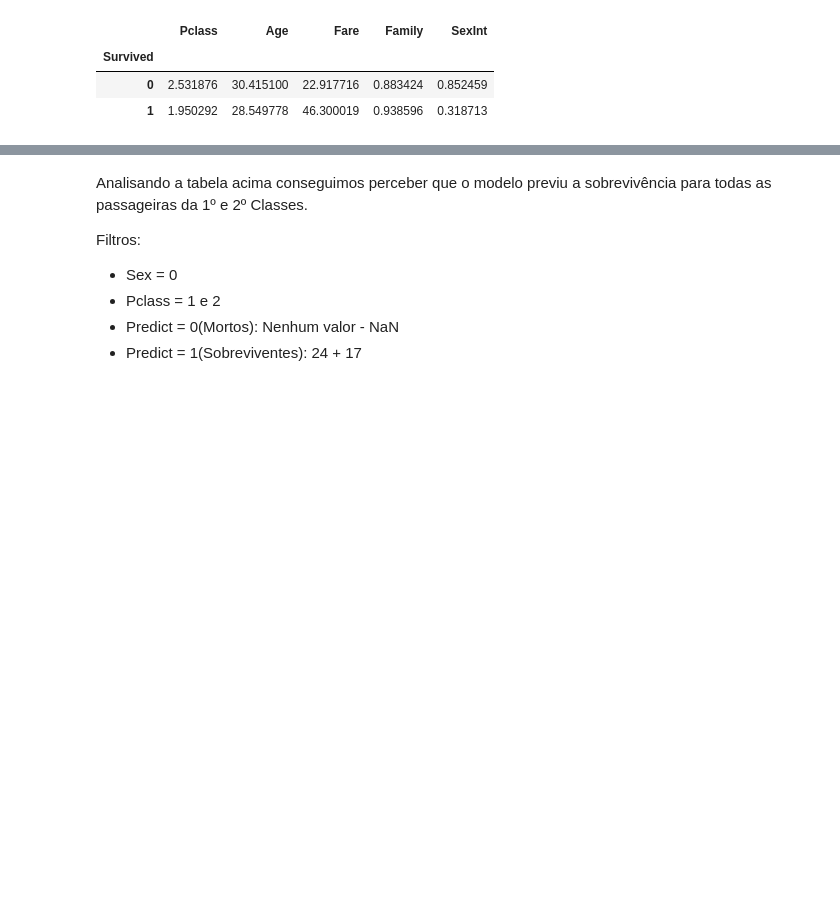
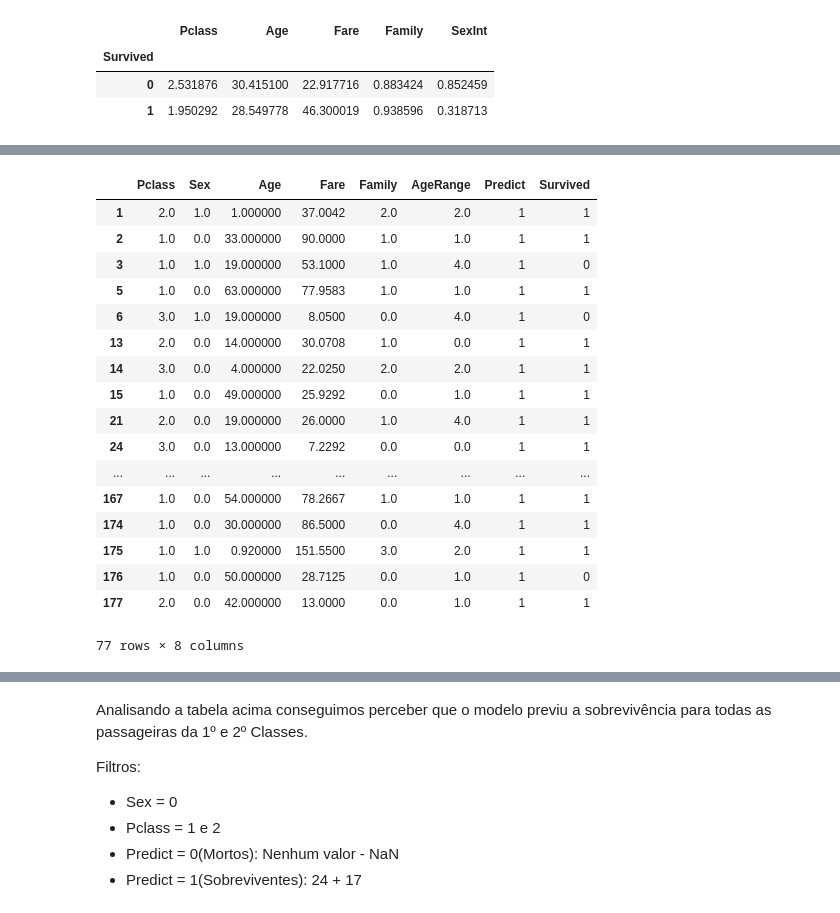
Before and after one commit to liebycardoso/Data_Analysis, a Jupyter notebook: Titanic.ipynb, the cells around one changed output, grey strips where cells are left out. Cells and saved outputs as stored; diff of their text form; code cells hidden in the pictures; blank space fills up the shorter version.

```diff
--- a/Titanic.ipynb
+++ b/Titanic.ipynb
@@ -1029,3 +1027,24 @@ plt.title("Dados predicao_df")
+# %%
+predicao_sobrevivente[[]]
+# %% [output]
+|  | Pclass | Sex | Age | Fare | Family | AgeRange | Predict | Survived |
+| 1 | 2.0 | 1.0 | 1.000000 | 37.0042 | 2.0 | 2.0 | 1 | 1 |
+| 2 | 1.0 | 0.0 | 33.000000 | 90.0000 | 1.0 | 1.0 | 1 | 1 |
+| 3 | 1.0 | 1.0 | 19.000000 | 53.1000 | 1.0 | 4.0 | 1 | 0 |
+| 5 | 1.0 | 0.0 | 63.000000 | 77.9583 | 1.0 | 1.0 | 1 | 1 |
+| 6 | 3.0 | 1.0 | 19.000000 | 8.0500 | 0.0 | 4.0 | 1 | 0 |
+| 13 | 2.0 | 0.0 | 14.000000 | 30.0708 | 1.0 | 0.0 | 1 | 1 |
+| 14 | 3.0 | 0.0 | 4.000000 | 22.0250 | 2.0 | 2.0 | 1 | 1 |
+| 15 | 1.0 | 0.0 | 49.000000 | 25.9292 | 0.0 | 1.0 | 1 | 1 |
+| 21 | 2.0 | 0.0 | 19.000000 | 26.0000 | 1.0 | 4.0 | 1 | 1 |
+| 24 | 3.0 | 0.0 | 13.000000 | 7.2292 | 0.0 | 0.0 | 1 | 1 |
+| ... | ... | ... | ... | ... | ... | ... | ... | ... |
+| 167 | 1.0 | 0.0 | 54.000000 | 78.2667 | 1.0 | 1.0 | 1 | 1 |
+| 174 | 1.0 | 0.0 | 30.000000 | 86.5000 | 0.0 | 4.0 | 1 | 1 |
+| 175 | 1.0 | 1.0 | 0.920000 | 151.5500 | 3.0 | 2.0 | 1 | 1 |
+| 176 | 1.0 | 0.0 | 50.000000 | 28.7125 | 0.0 | 1.0 | 1 | 0 |
+| 177 | 2.0 | 0.0 | 42.000000 | 13.0000 | 0.0 | 1.0 | 1 | 1 |
+77 rows × 8 columns
 # %%
 # Média para o grupo
 predicao_df.groupby(['Sex','Pclass','Predict']).mean()['Age']
```
Also changed, not shown: parts of 23 cells of this notebook.
